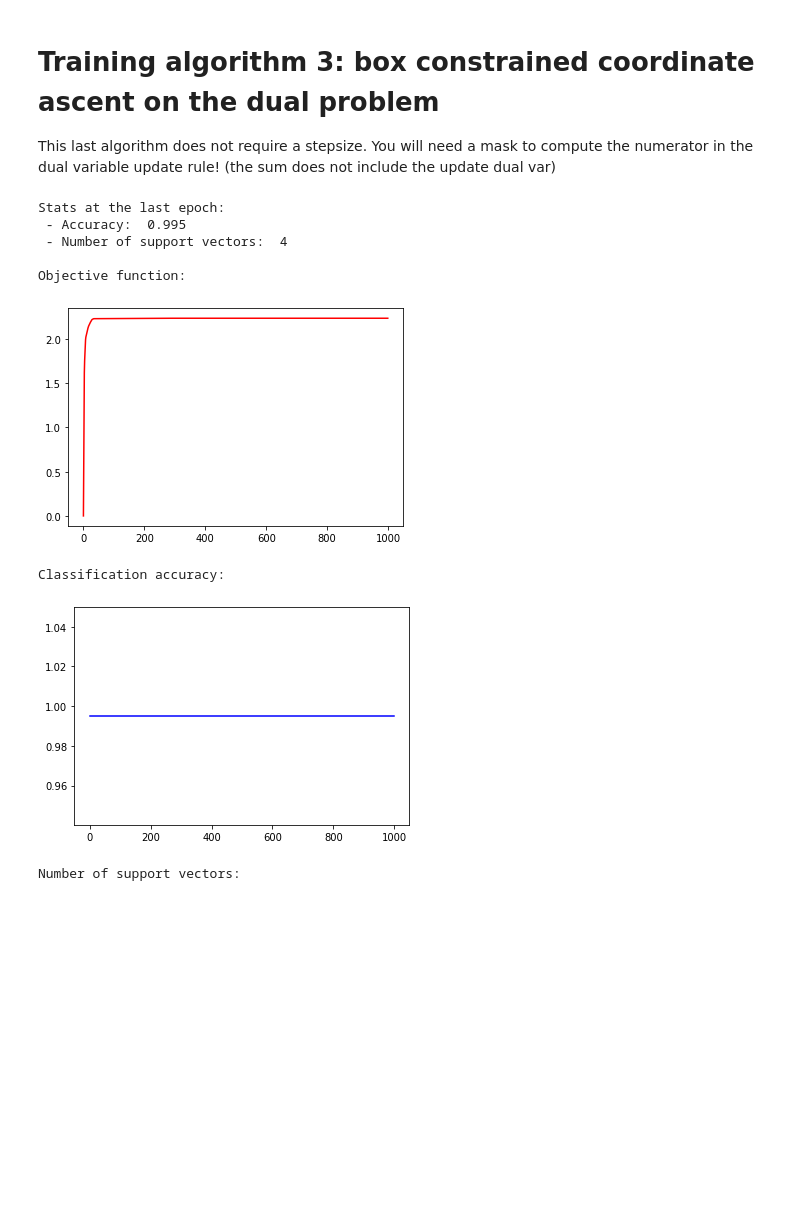
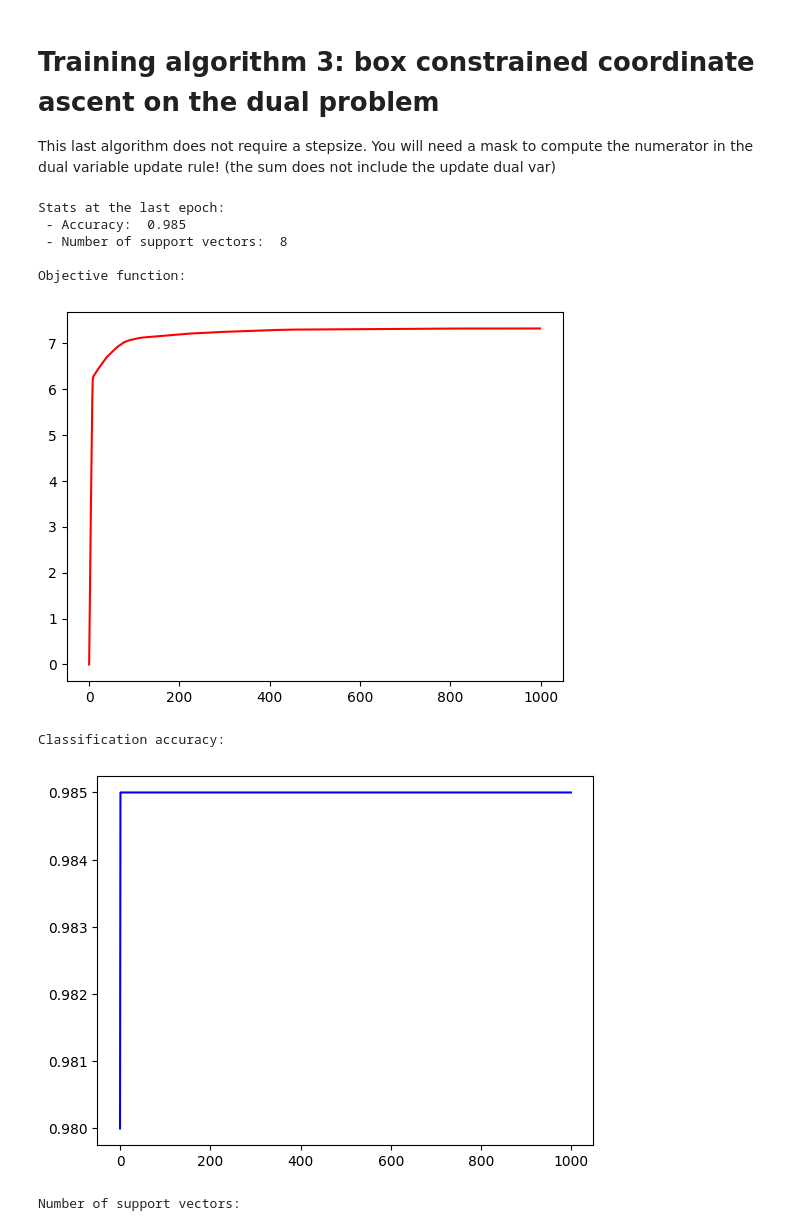
Before and after one commit to Maxime-Jauroyon/Univ-SVM-algo, a Jupyter notebook: Lab_Assignment.ipynb, the cells around one changed output. Cells and saved outputs as stored; diff of their text form; code cells hidden in the pictures; blank space fills up the shorter version.

```diff
--- a/Lab_Assignment.ipynb
+++ b/Lab_Assignment.ipynb
@@ -543,7 +543,7 @@ This last algorithm does not require a stepsize.
 You will need a mask to compute the numerator in the dual variable update rule! (the sum does not include the update dual var)
 # %%
 # hyperparameters: you can play with them!
-regularization_weight = 1 # keep it negative
+regularization_weight = 1
 n_epochs = 1000 # 100 would be enough here
 
 # initialize dual variables
@@ -553,10 +553,10 @@ objective_per_epoch = list()
 accuracy_per_epoch = list()
 support_vectors = list()
 
-Q = Y_gold @ X @ X.T @ Y_gold
+Q = -Y_gold @ X @ X.T @ Y_gold
 for _ in range(n_epochs):
     # compute objective
-    obj = - dual_vars.sum()-0.5/regularization_weight * dual_vars.T @ Q @ dual_vars
+    obj = (regularization_weight/2 * dual_vars.T @ Q @ dual_vars) -dual_vars.sum(axis=0)
     objective_per_epoch.append(obj)
 
     # for each coordinate
@@ -565,43 +565,43 @@ for _ in range(n_epochs):
         # TODO
         mask = np.ones(X.shape[0], dtype=bool)
         mask[k] = False
-        dual_vars[k] = np.clip((-regularization_weights[k]-dual_vars[mask].T @ Q[k,mask])/(Q[k,k]), -1, 0)
+        dual_vars[k] = np.clip((1-dual_vars[mask].T @ Q[k,mask])/(Q[k,k]), -1, 0)
 
 
 
     # compute accuracy
     a = dual_vars_to_primal_vars(dual_vars, X, Y_gold, regularization_weight)
     accuracy_per_epoch.append(accuracy(y_gold, predict(a, X)))
 
     # compute the number of support vectors,
     # i.e. the number of dual vars != 0
     support_vectors.append(((dual_vars ** 2) > 1e-7).sum())
 
 
 print("Stats at the last epoch:")
 print(" - Accuracy: ", accuracy_per_epoch[-1])
 print(" - Number of support vectors: ", support_vectors[-1])
 print()
 
 print("Objective function:")
 plt.plot(objective_per_epoch, color="red")
 plt.show()
 
 
 print("Classification accuracy:")
 plt.plot(accuracy_per_epoch, color="blue")
 plt.show()
 
 print("Number of support vectors:")
 plt.plot(support_vectors, color="green")
 plt.show()
 # %% [output]
 Stats at the last epoch:
- - Accuracy:  0.995
- - Number of support vectors:  4
+ - Accuracy:  0.985
+ - Number of support vectors:  8
 
 Objective function:
-[figure, old version]
+[figure, new version]
 Classification accuracy:
-[figure, old version]
+[figure, new version]
 Number of support vectors:
```
Also changed, not shown: parts of 9 cells of this notebook.
